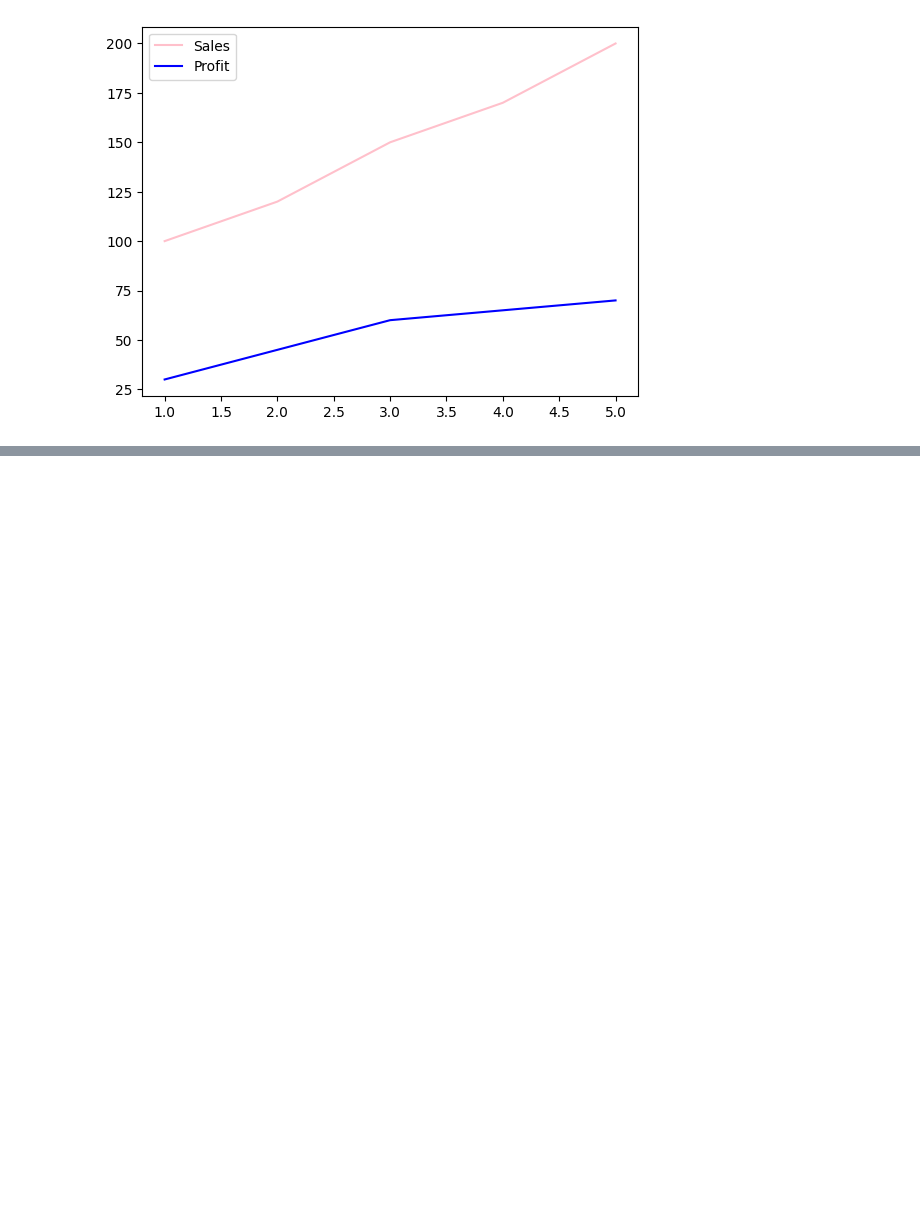
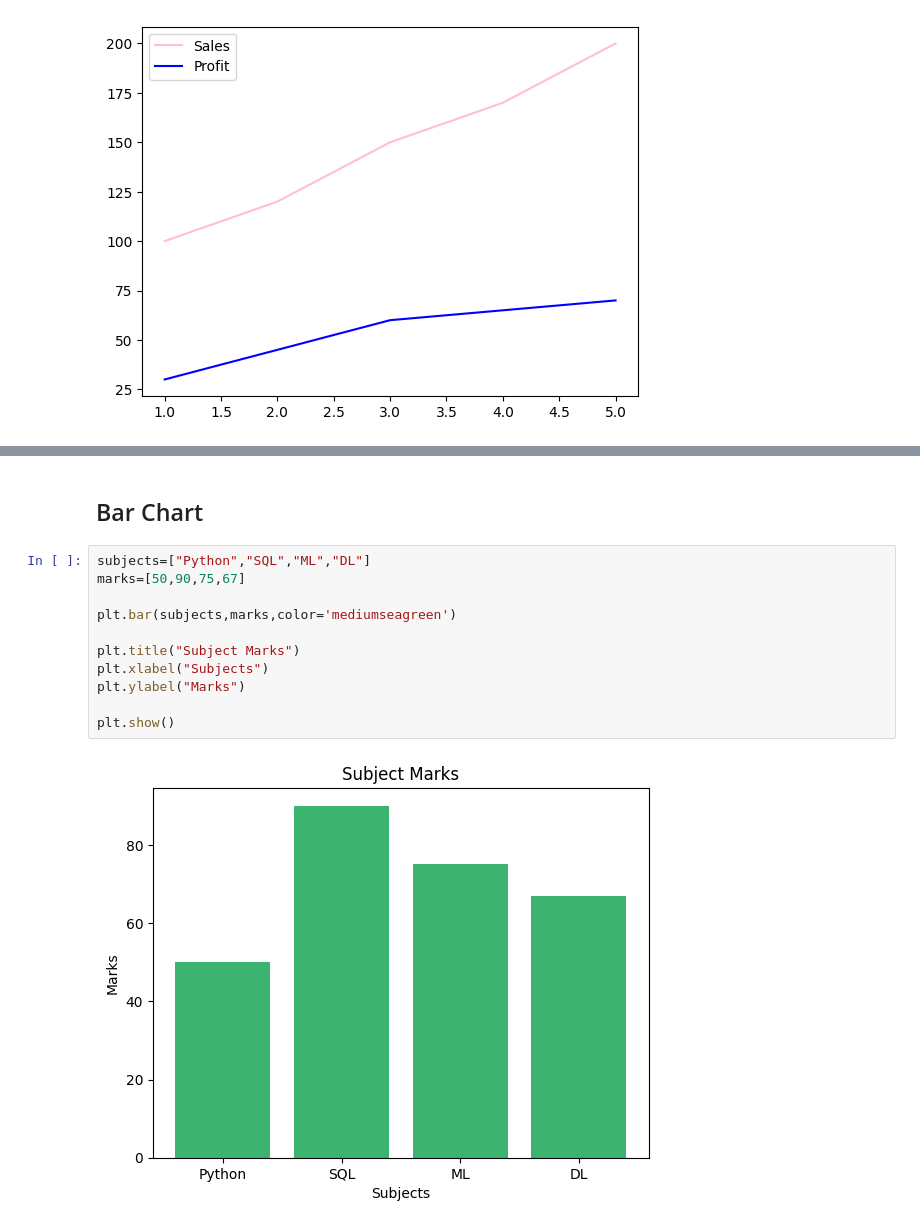
Before and after one commit to ftmshifa777/Matplotlib-Visualization, a Jupyter notebook: Matplotlib.ipynb, the cells around one changed output, grey strips where cells are left out. Saved outputs shown, nothing was run; the diff lists cells and outputs as text; blank space fills up the shorter version.

```diff
--- a/Matplotlib.ipynb
+++ b/Matplotlib.ipynb
@@ -72,0 +78,15 @@ plt.show()
+# %% [markdown]
+## Bar Chart
+# %%
+subjects=["Python","SQL","ML","DL"]
+marks=[50,90,75,67]
+
+plt.bar(subjects,marks,color='mediumseagreen')
+
+plt.title("Subject Marks")
+plt.xlabel("Subjects")
+plt.ylabel("Marks")
+
+plt.show()
+# %% [output]
+[figure, added]
```
Also changed, not shown: parts of 26 cells of this notebook.
